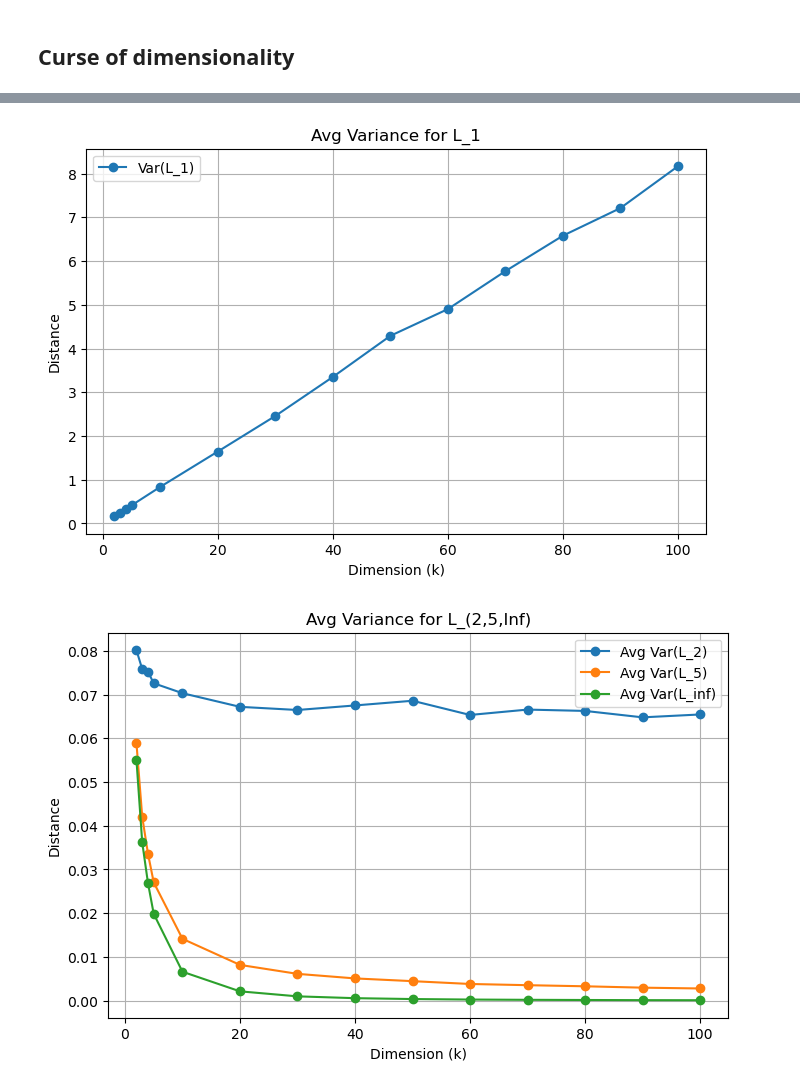
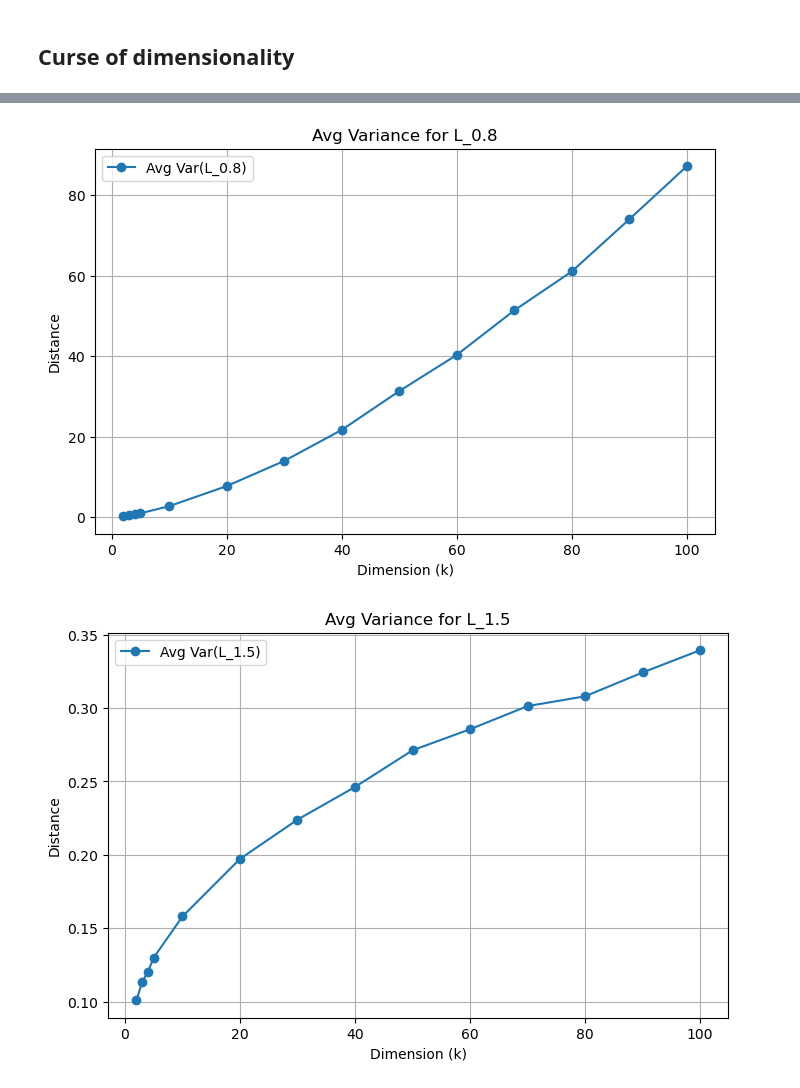
Before and after one commit to ancuongnguyen07/CS-E4650, a Jupyter notebook: hw1/notebook.ipynb, the cells around one changed output, grey strips where cells are left out. Drawn from its saved outputs; the diff is of its cells as text; code cells hidden in the pictures.

Commit message:
[extra experiment] add more k dimensions and p-values for testing hypotheses

```diff
--- a/hw1/notebook.ipynb
+++ b/hw1/notebook.ipynb
@@ -25,8 +25,8 @@ def Lp_norm(data: np.ndarray, p: float) -> np.floating:
 
     return np.sum(np.abs(data) ** p) ** (1/p)
 # %%
-dimensions = list(range(2,6)) + list(range(10,101,10))
-p_range = [0.5,1,2,5,np.inf]
+dimensions = list(range(2,6)) + list(range(10,101,10)) + list(range(100,50,300)) # add more experimental k dimension here
+p_range = [0.5,0.8,1,1.3,1.5,1.7,1.9,1.95,2,5,np.inf] # add more experimental p-value here
 N = 100 # number of data points
 q = 100 # number of data sets
 
@@ -51,5 +51,3 @@ for k in dimensions:
             stats_p[i_p].ctr[k].append(ctr)
             stats_p[i_p].mean_dist[k].append(np.mean(dists))
             stats_p[i_p].variance[k].append(np.var(dists))
-
-print(stats_p)
@@ -132,10 +128,16 @@ plt.show()
 # %%
 # c) One plot for each Lp showing average variance of the distance
-for p in [0.5,1]:
+# plots for the following p-values are on the same scale
+same_scale_set = set([2,5,np.inf])
+# plots for the following p-values are on different scales
+diff_scale_set = set(p_range) - same_scale_set
+
+
+for p in diff_scale_set:
     var_vals = [stats_k_avg[k].variance[p] for k in dimensions]
 
     plt.figure(figsize=(8,5))
-    plt.plot(dimensions, var_vals, label=f'Var(L_{p})', marker='o')
+    plt.plot(dimensions, var_vals, label=f'Avg Var(L_{p})', marker='o')
 
     plt.ylabel('Distance')
     plt.xlabel('Dimension (k)')
@@ -145,8 +147,9 @@ for p in [0.5,1]:
 
     plt.show()
 
+
 plt.figure(figsize=(8,5))
-for p in [2,5,np.inf]:
+for p in same_scale_set:
     var_vals = [stats_k_avg[k].variance[p] for k in dimensions]
 
     plt.plot(dimensions, var_vals, label=f'Avg Var(L_{p})', marker='o')
@@ -164,2 +167,2 @@ plt.show()
-[figure, old version]
+[figure, new version]
-[figure, old version]
+[figure, new version]
```
Also changed, not shown: parts of 4 cells of this notebook.
